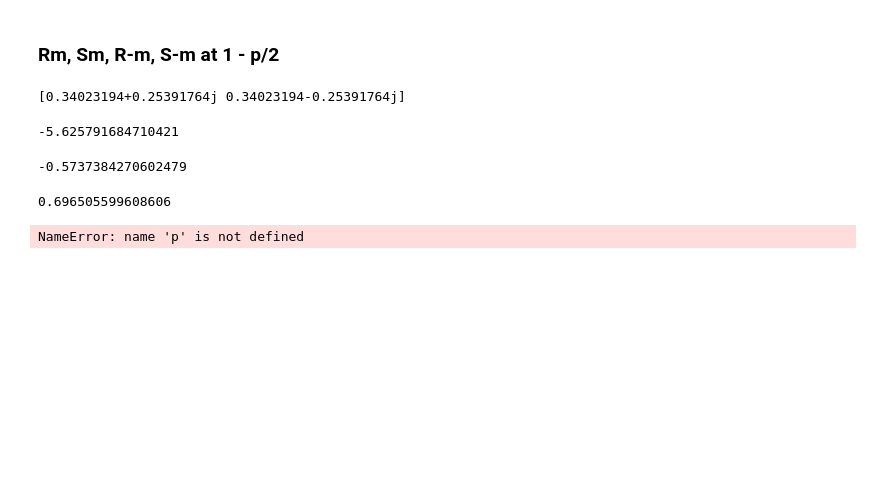
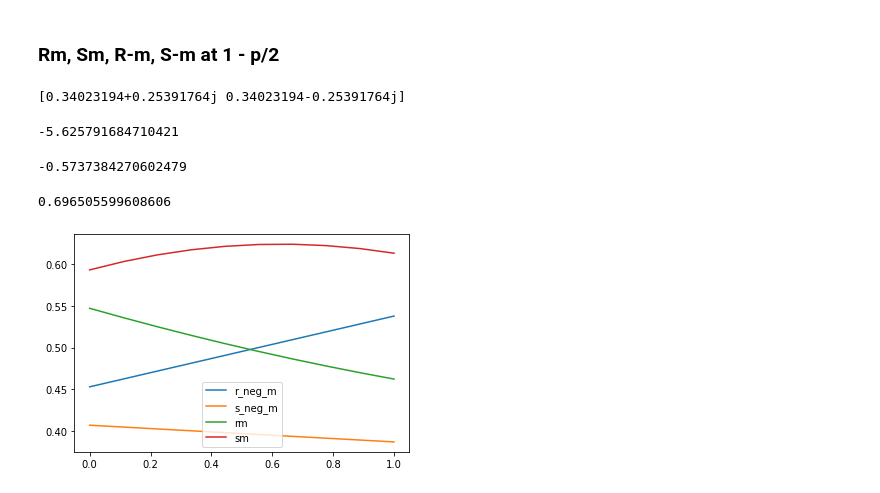
Before and after one commit to dhawals1939/RS-Steg-Analysis, a Jupyter notebook: Project.ipynb, the cells around one changed output. Saved outputs shown, nothing was run; the diff lists cells and outputs as text; code cells hidden in the pictures; blank space fills up the shorter version.

Commit message:
poly fit

```diff
--- a/Project.ipynb
+++ b/Project.ipynb
@@ -211,7 +211,3 @@ p = z/(z-.5)
 p
 # %% [output]
 0.696505599608606
-# %%
-p
-# %% [output]
-NameError: name 'p' is not defined
@@ -217,0 +235,37 @@ NameError: name 'p' is not defined
+# %%
+r_m = [rm_p_by_2, rm_x, rm_1_p_by_2]
+s_m = [sm_p_by_2, sm_x, sm_1_p_by_2]
+r_neg_m = [r_neg_p_by_2, r_neg_1_p_by_2]
+s_neg_m = [s_neg_p_by_2, s_neg_1_p_by_2]
+# %%
+line1 = np.polyfit([0, 1], r_neg_m, 1)
+line2 = np.polyfit([0, 1], s_neg_m, 1)
+
+poly1 = np.polyfit([0, min(roots), 1], r_m, 2)
+poly2 = np.polyfit([0, min(roots), 1], s_m, 2)
+# %%
+line1_curve = np.poly1d(line1)
+x_axis_1 = np.linspace(0, 1, 10)
+y_axis_1 = line1_curve(x_axis_1)
+
+line2_curve = np.poly1d(line2)
+x_axis_2 = np.linspace(0, 1, 10)
+y_axis_2 = line2_curve(x_axis_2)
+
+plt.plot(x_axis_1, y_axis_1, label='r_neg_m')
+plt.plot(x_axis_2, y_axis_2, label='s_neg_m')
+
+x_axis_p1 = np.linspace(0, 1, 10)
+y_axis_p1 = np.polyval(poly1, x_axis_p1)
+
+x_axis_p2 = np.linspace(0, 1, 10)
+y_axis_p2 = np.polyval(poly2, x_axis_p2)
+
+plt.plot(x_axis_p1, y_axis_p1, label = 'rm')
+plt.plot(x_axis_p2, y_axis_p2, label = 'sm')
+
+plt.legend()
+
+plt.show()
+# %% [output]
+[figure, added]
```
Also changed, not shown: parts of 2 cells of this notebook.
